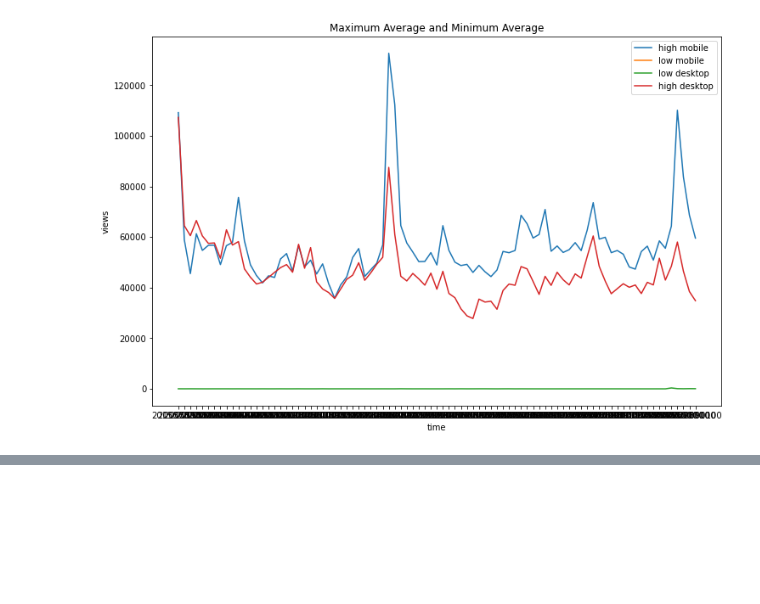
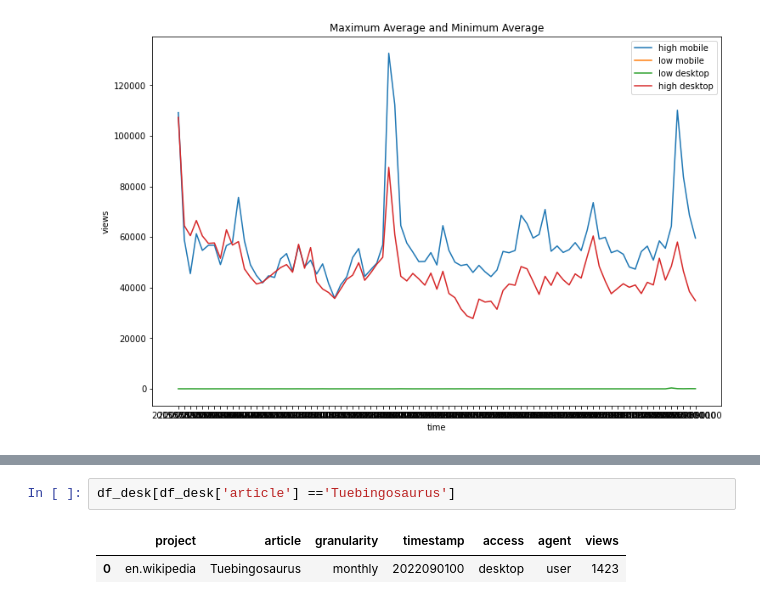
Before and after one commit to 98yangjames/DATA-512, a Jupyter notebook: Homework1_Data512.ipynb, the cells around one changed output, grey strips where cells are left out. Cells and saved outputs as stored; diff of their text form; blank space fills up the shorter version.

```diff
--- a/Homework1_Data512.ipynb
+++ b/Homework1_Data512.ipynb
@@ -567,0 +450,5 @@ df.sort_values('views', ascending=False)
+# %%
+df_desk[df_desk['article'] =='Tuebingosaurus']
+# %% [output]
+|  | project | article | granularity | timestamp | access | agent | views |
+| 0 | en.wikipedia | Tuebingosaurus | monthly | 2022090100 | desktop | user | 1423 |
```
Also changed, not shown: parts of 14 cells of this notebook.
